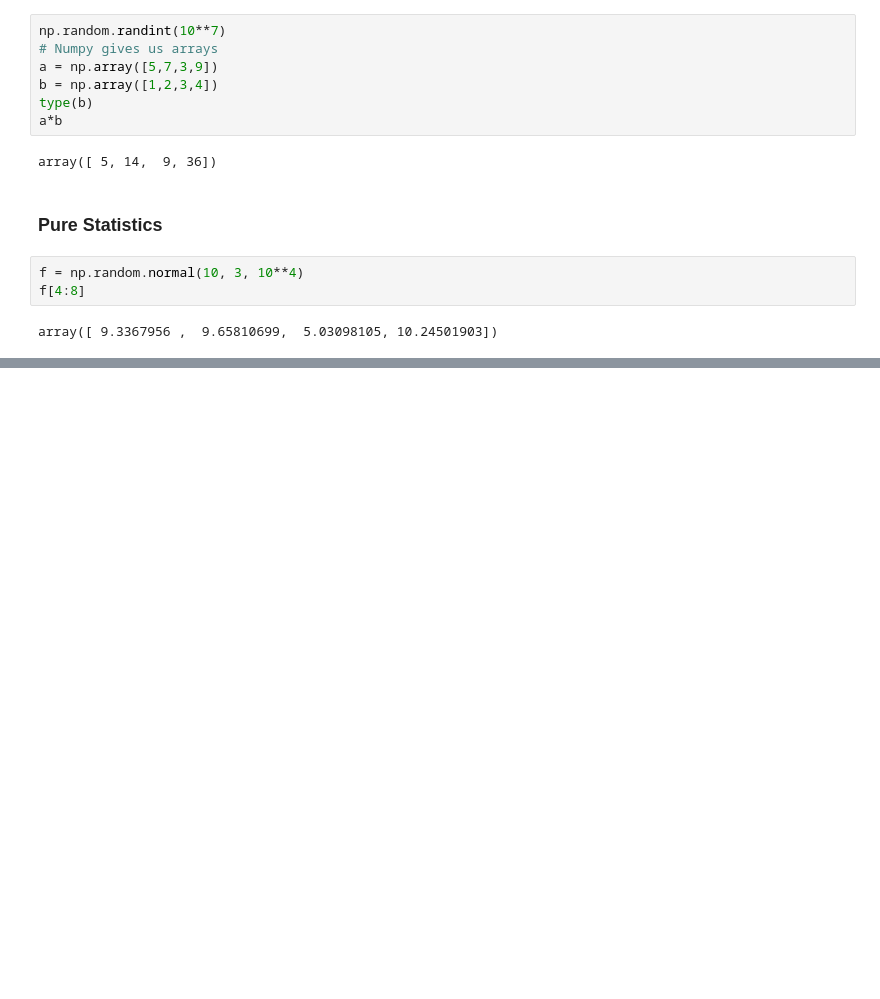
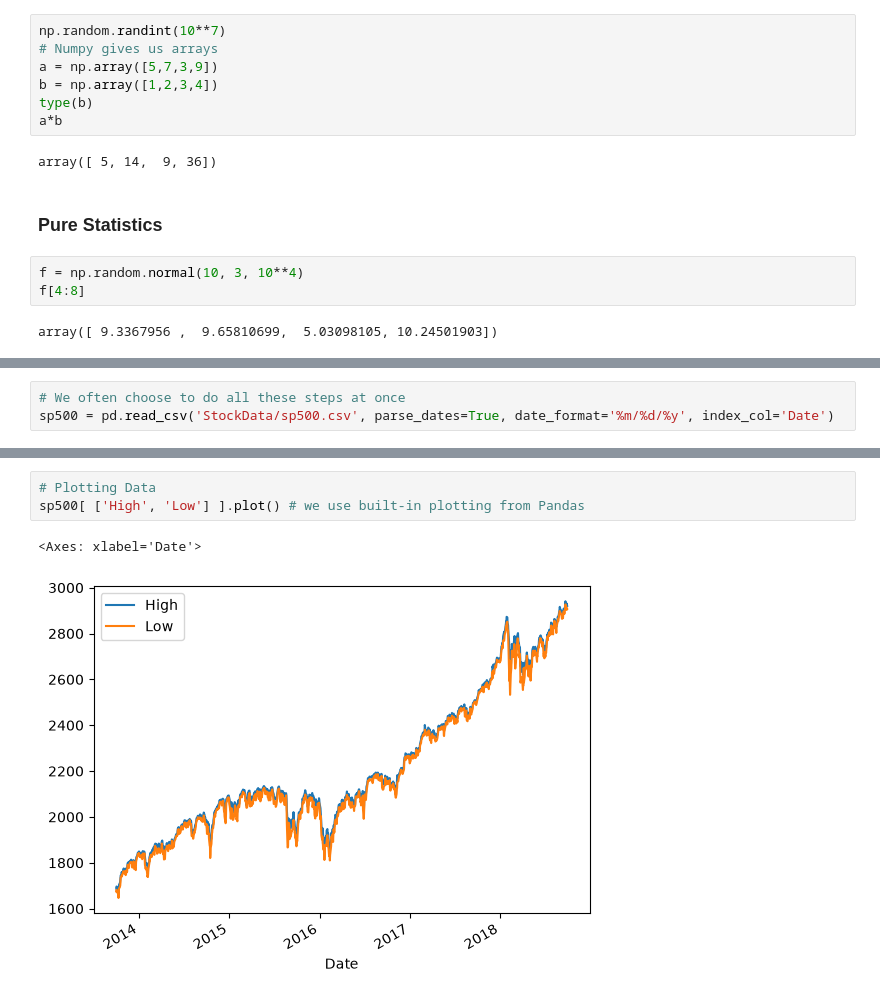
Before and after one commit to onionmccabbage/pythonSat2026, a Jupyter notebook: lesson2.ipynb, the cells around one changed output, grey strips where cells are left out. Drawn from its saved outputs; the diff is of its cells as text; blank space fills up the shorter version.

Commit message:
using Pandas DataFrames

```diff
--- a/lesson2.ipynb
+++ b/lesson2.ipynb
@@ -27,0 +111,3 @@ array([ 9.3367956 ,  9.65810699,  5.03098105, 10.24501903])
+# %%
+# We often choose to do all these steps at once
+sp500 = pd.read_csv('StockData/sp500.csv', parse_dates=True, date_format='%m/%d/%y', index_col='Date')
@@ -27,0 +264,6 @@ array([ 9.3367956 ,  9.65810699,  5.03098105, 10.24501903])
+# %%
+# Plotting Data
+sp500[ ['High', 'Low'] ].plot() # we use built-in plotting from Pandas
+# %% [output]
+<Axes: xlabel='Date'>
+[figure, added]
```
Also changed, not shown: parts of 18 cells of this notebook, 1 other file.
